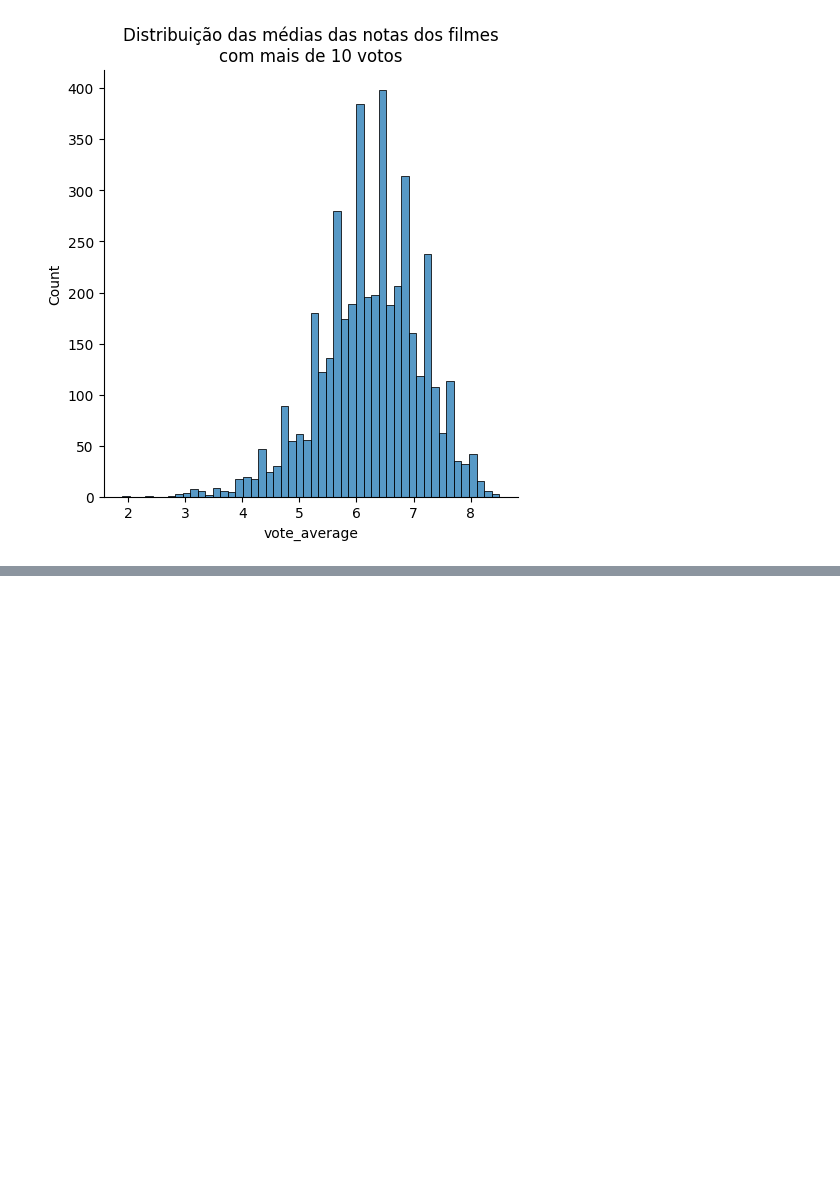
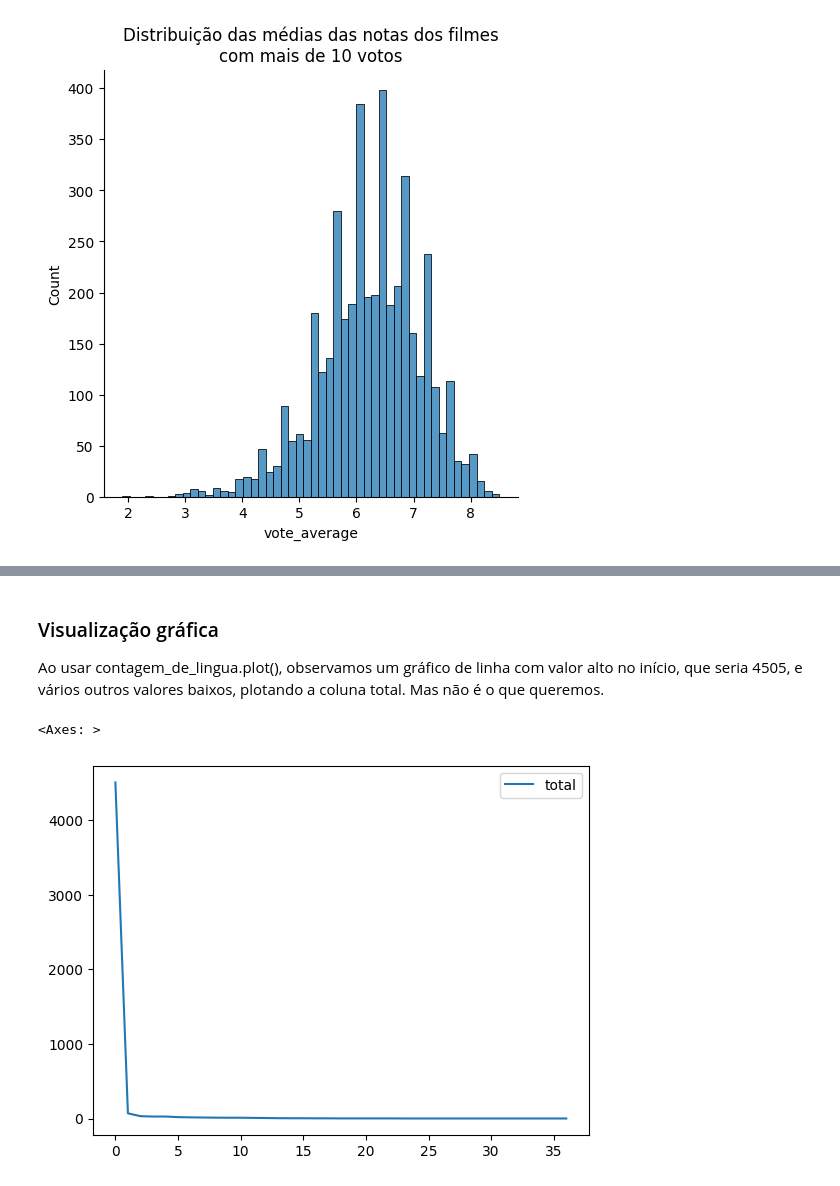
Before and after one commit to orlandojsjunior/Data_Science-explorando_e_analisando_dados, a Jupyter notebook: Explorando_e_analisando_dados.ipynb, the cells around one changed output, grey strips where cells are left out. Cells and saved outputs as stored; diff of their text form; code cells hidden in the pictures; blank space fills up the shorter version.

Commit message:
Visualizando gráficos por categorias

```diff
--- a/Explorando_e_analisando_dados.ipynb
+++ b/Explorando_e_analisando_dados.ipynb
@@ -506,0 +597,4 @@ plt.show()
+# %%
+contagem_de_lingua = tmdb["original_language"].value_counts().to_frame().reset_index()
+contagem_de_lingua.columns = ["original_language", "total"]
+contagem_de_lingua.head()
@@ -506,0 +608,8 @@ plt.show()
+# %% [markdown]
+### Visualização gráfica
+Ao usar contagem_de_lingua.plot(), observamos um gráfico de linha com valor alto no início, que seria 4505, e vários outros valores baixos, plotando a coluna total. Mas não é o que queremos.
+# %%
+contagem_de_lingua.plot()
+# %% [output]
+<Axes: >
+[figure, added]
```
Also changed, not shown: parts of 19 cells of this notebook.
